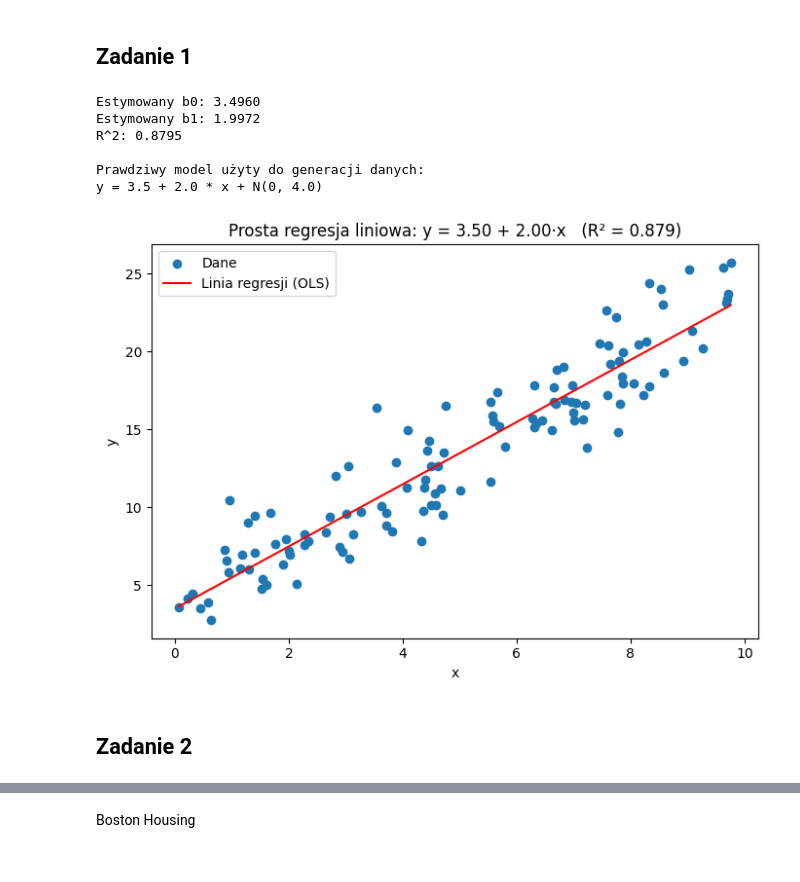
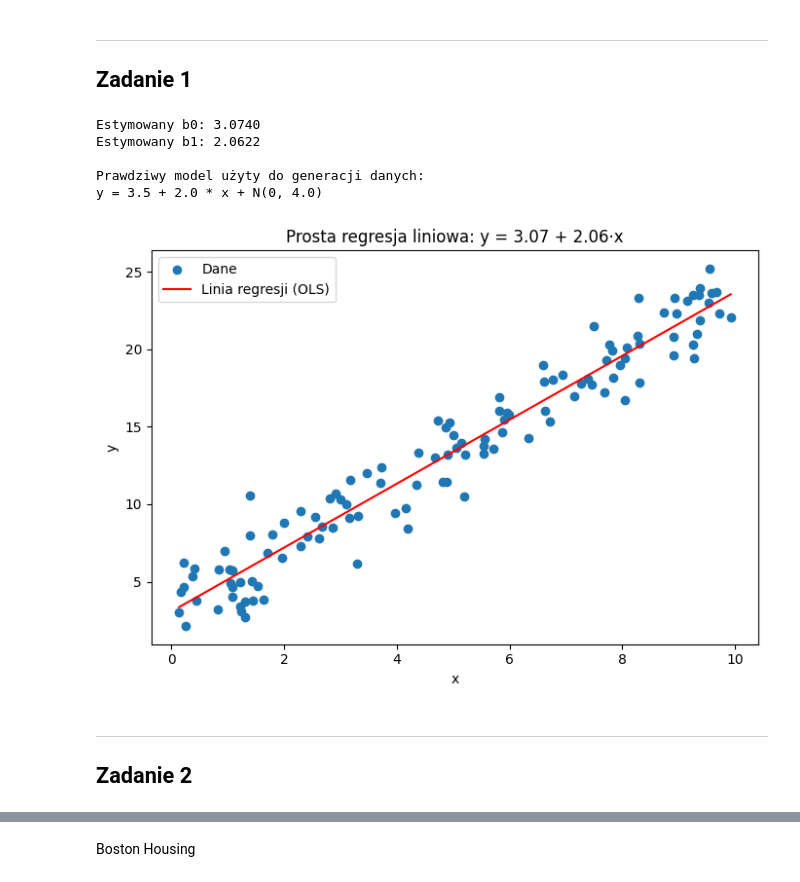
Before and after one commit to mathieuboro/Introduction_to_Machine_Learning, a Jupyter notebook: Lista3 - 275986_276011.ipynb, the cells around one changed output, grey strips where cells are left out. Cells and saved outputs as stored; diff of their text form; code cells hidden in the pictures.

```diff
--- a/Lista3 - 275986_276011.ipynb
+++ b/Lista3 - 275986_276011.ipynb
@@ -9,4 +11,5 @@ from sklearn.model_selection import train_test_split
 # %% [markdown]
+___
 ## Zadanie 1
 # %%
 # OLS (jedna zmienna)
@@ -27,42 +30,41 @@ n = 120
 a_true = 3.5
 b_true = 2.0
 sigma = 2.0
-
+noise = rng.normal(0, sigma, size=n)
 x = rng.uniform(0, 10, size=n)
-noise = rng.normal(0, sigma, size=n)
 y = a_true + b_true * x + noise
 
 b0_hat, b1_hat = fit_simple_linear_regression(x, y)
 
 y_hat = b0_hat + b1_hat * x
 
 print(f"Estymowany b0: {b0_hat:.4f}")
 print(f"Estymowany b1: {b1_hat:.4f}")
 print()
 print("Prawdziwy model użyty do generacji danych:")
 print(f"y = {a_true} + {b_true} * x + N(0, {sigma**2})")
 
 
 fig = plt.figure(figsize=(7, 5))
 plt.scatter(x, y, label="Dane")
 x_line = np.linspace(x.min(), x.max(), 200)
 y_line = b0_hat + b1_hat * x_line
 plt.plot(x_line, y_line, color="red", label="Linia regresji (OLS)")
-plt.title(f"Prosta regresja liniowa: y = {b0_hat:.2f} + {b1_hat:.2f}·x   (R² = {r2:.3f})")
+plt.title(f"Prosta regresja liniowa: y = {b0_hat:.2f} + {b1_hat:.2f}·x")
 plt.xlabel("x")
 plt.ylabel("y")
 plt.legend()
 plt.tight_layout()
 plt.show()
 # %% [output]
-Estymowany b0: 3.4960
-Estymowany b1: 1.9972
-R^2: 0.8795
+Estymowany b0: 3.0740
+Estymowany b1: 2.0622
 
 Prawdziwy model użyty do generacji danych:
 y = 3.5 + 2.0 * x + N(0, 4.0)
-[figure, old version]
+[figure, new version]
 # %% [markdown]
+___
 ## Zadanie 2
 # %%
 X_skl = x.reshape(-1, 1)
```
Also changed, not shown: parts of 14 cells of this notebook.
